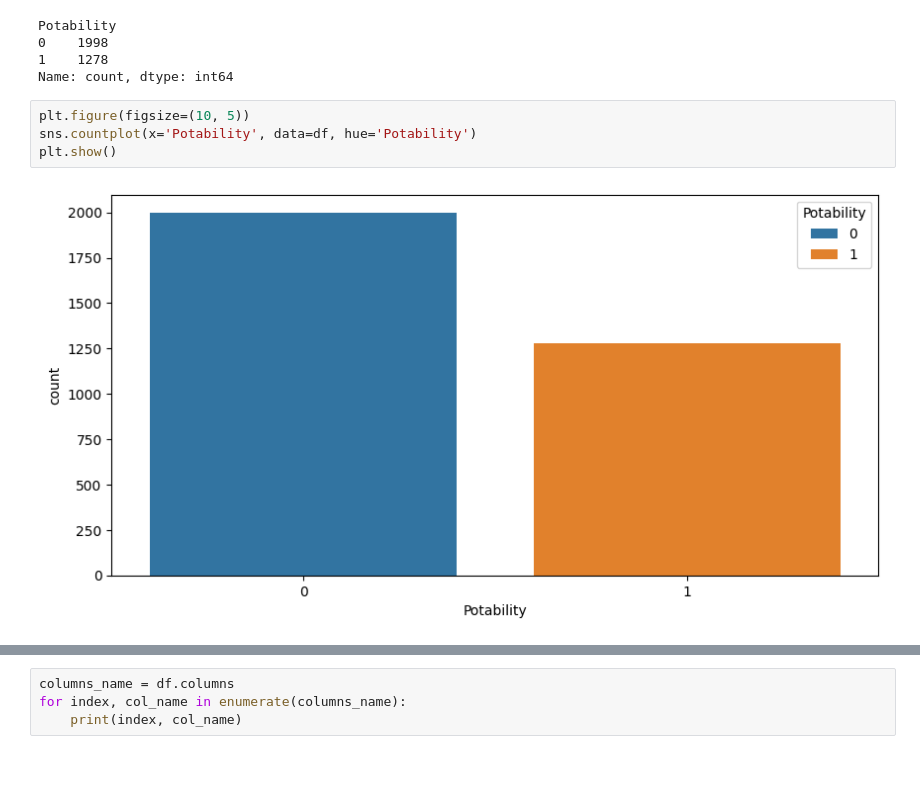
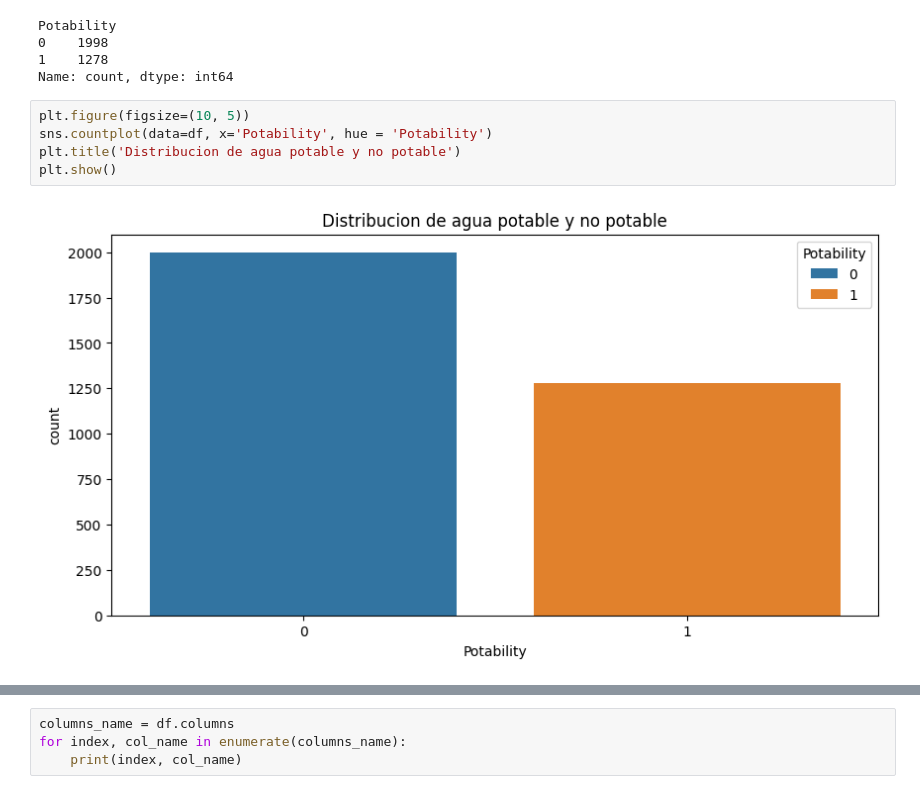
Before and after one commit to Diehgon/Curso-coderhouse-DS, a Jupyter notebook: 1° entrega.ipynb, the cells around one changed output, grey strips where cells are left out. Cells and saved outputs as stored; diff of their text form; blank space fills up the shorter version.

```diff
--- a/1° entrega.ipynb
+++ b/1° entrega.ipynb
@@ -173,10 +173,11 @@ Potability
 Name: count, dtype: int64
 # %%
 plt.figure(figsize=(10, 5))
-sns.countplot(x='Potability', data=df, hue='Potability')
+sns.countplot(data=df, x='Potability', hue = 'Potability')
+plt.title('Distribucion de agua potable y no potable')
 plt.show()
 # %% [output]
-[figure, old version]
+[figure, new version]
 # %%
 fig,ax = plt.subplots(figsize =(8,7))
 plt.pie(df['Potability'].value_counts(), labels=[0, 1], explode=[0, 0.1], autopct='%.f%%')
```
Also changed, not shown: parts of 3 cells of this notebook.
